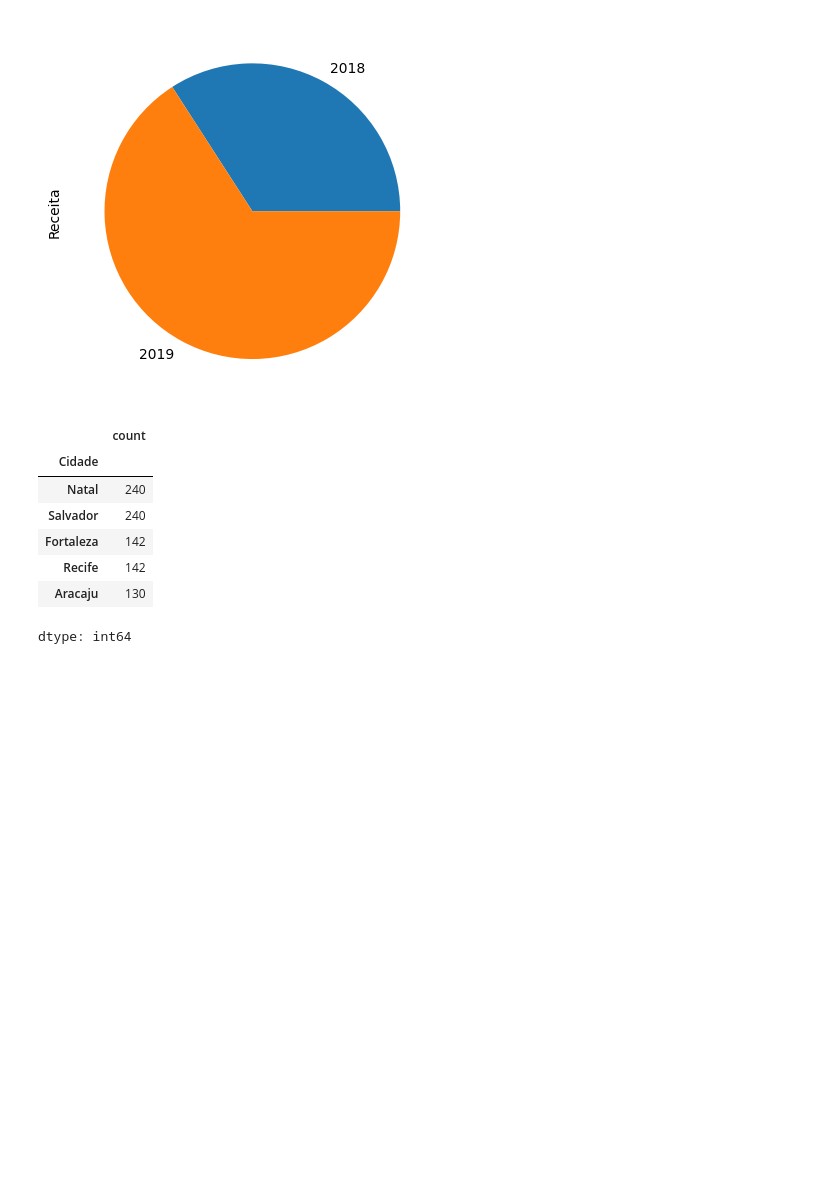
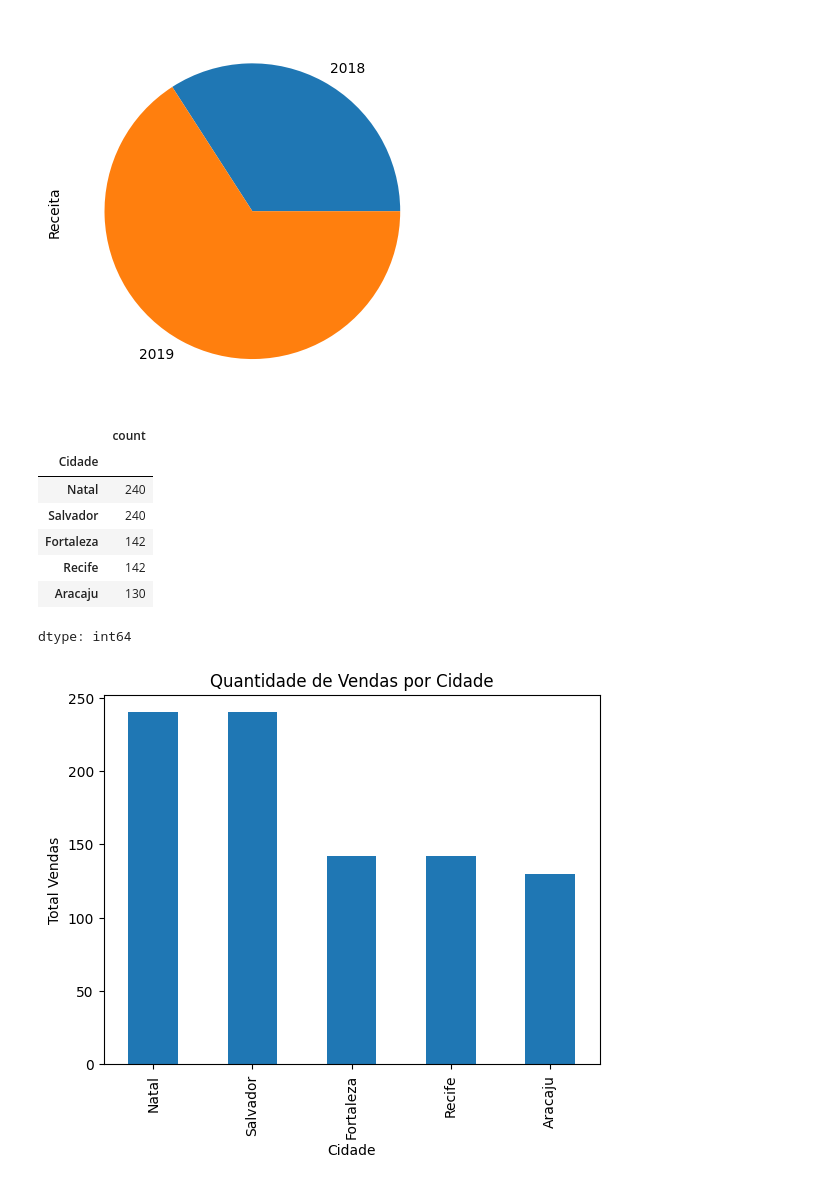
Before and after one commit to AleLucasG/Analise_Dados_Python_Pandas, a Jupyter notebook: Aulas/Aula04_Vizualizacao_Dados.ipynb, the cells around one changed output. Drawn from its saved outputs; the diff is of its cells as text; code cells hidden in the pictures; blank space fills up the shorter version.

```diff
--- a/Aulas/Aula04_Vizualizacao_Dados.ipynb
+++ b/Aulas/Aula04_Vizualizacao_Dados.ipynb
@@ -223,3 +223,14 @@ df["Cidade"].value_counts()
 | Recife | 142 |
 | Aracaju | 130 |
 dtype: int64
+# %%
+# Importa a biblioteca "matplotlib.pyplot" para criar gráficos.
+# Cria um gráfico de barras para visualizar a quantidade de vendas por cidade.
+# O método "value_counts()" conta as ocorrências de cada valor na coluna "Cidade", e "plot.bar()" gera o gráfico de barras.
+# O título do gráfico é definido como "Quantidade de Vendas por Cidade", e os rótulos dos eixos X e Y são configurados para "Cidade" e "Total Vendas", respectivamente.
+import matplotlib.pyplot as plt
+df['Cidade'].value_counts().plot.bar(title="Quantidade de Vendas por Cidade");
+plt.xlabel("Cidade");
+plt.ylabel("Total Vendas");
+# %% [output]
+[figure, added]
```
Also changed, not shown: parts of 16 cells of this notebook.
